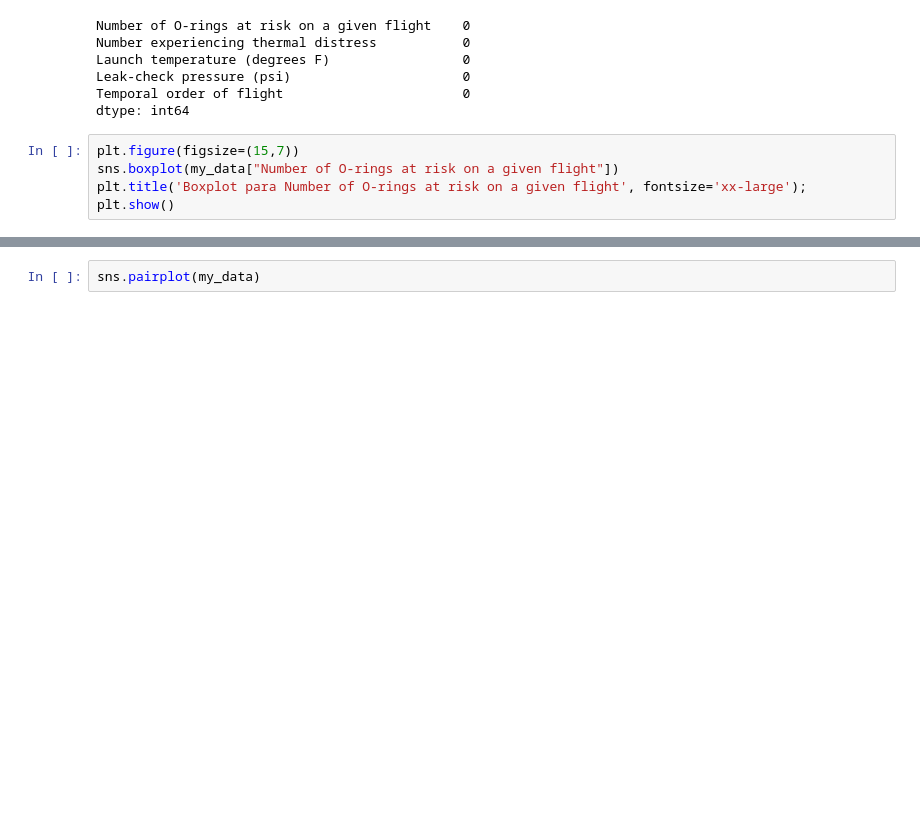
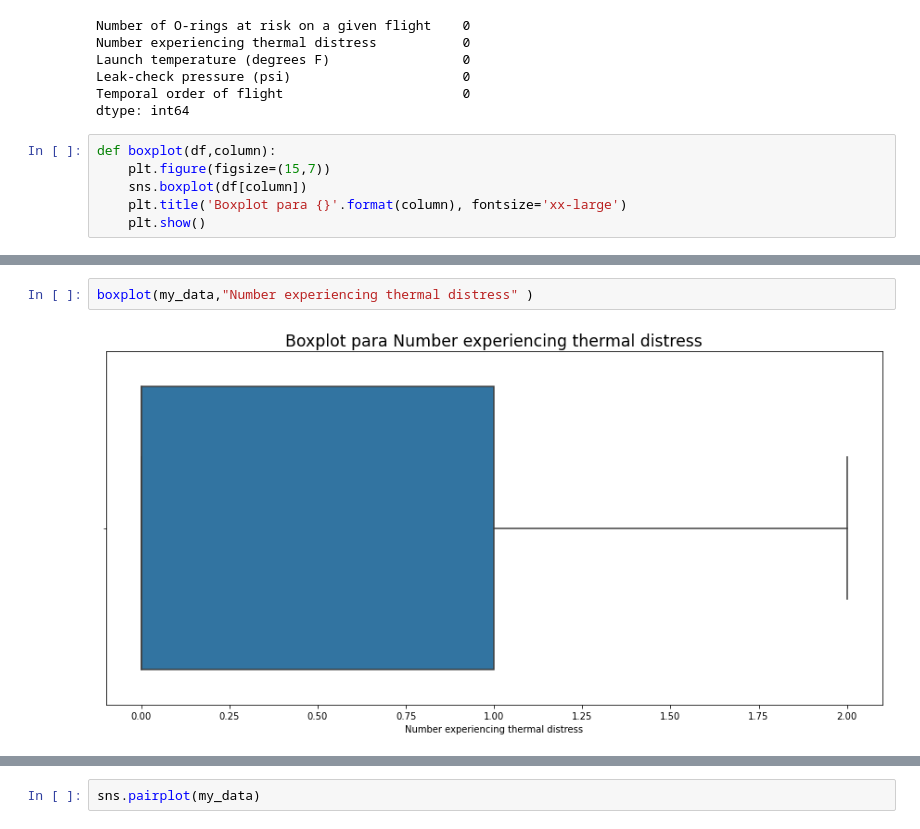
Before and after one commit to Yarrieta/intro_ia, a Jupyter notebook: tp_integrador_enunciado/template_tp_integrador_dataset.ipynb, the cells around one changed output, grey strips where cells are left out. Saved outputs shown, nothing was run; the diff lists cells and outputs as text; blank space fills up the shorter version.

```diff
--- a/tp_integrador_enunciado/template_tp_integrador_dataset.ipynb
+++ b/tp_integrador_enunciado/template_tp_integrador_dataset.ipynb
@@ -158,7 +169,8 @@ Leak-check pressure (psi)                      0
 Temporal order of flight                       0
 dtype: int64
 # %%
-plt.figure(figsize=(15,7))
-sns.boxplot(my_data["Number of O-rings at risk on a given flight"])
-plt.title('Boxplot para Number of O-rings at risk on a given flight', fontsize='xx-large');
-plt.show()
+def boxplot(df,column):
+    plt.figure(figsize=(15,7))
+    sns.boxplot(df[column])
+    plt.title('Boxplot para {}'.format(column), fontsize='xx-large')
+    plt.show()
@@ -166,0 +181,4 @@ plt.show()
+# %%
+boxplot(my_data,"Number experiencing thermal distress" )
+# %% [output]
+[figure, added]
```
Also changed, not shown: parts of 10 cells of this notebook, 1 other file.
